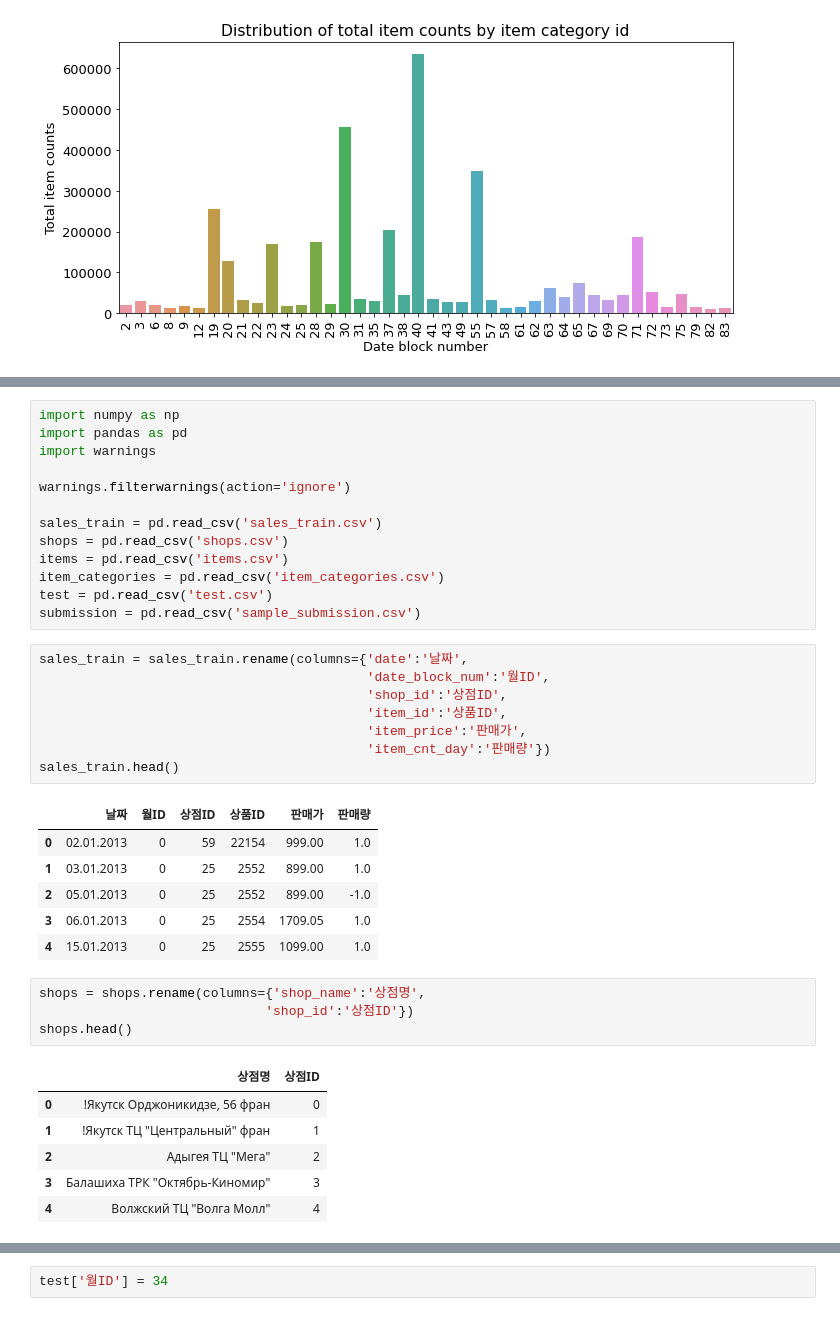
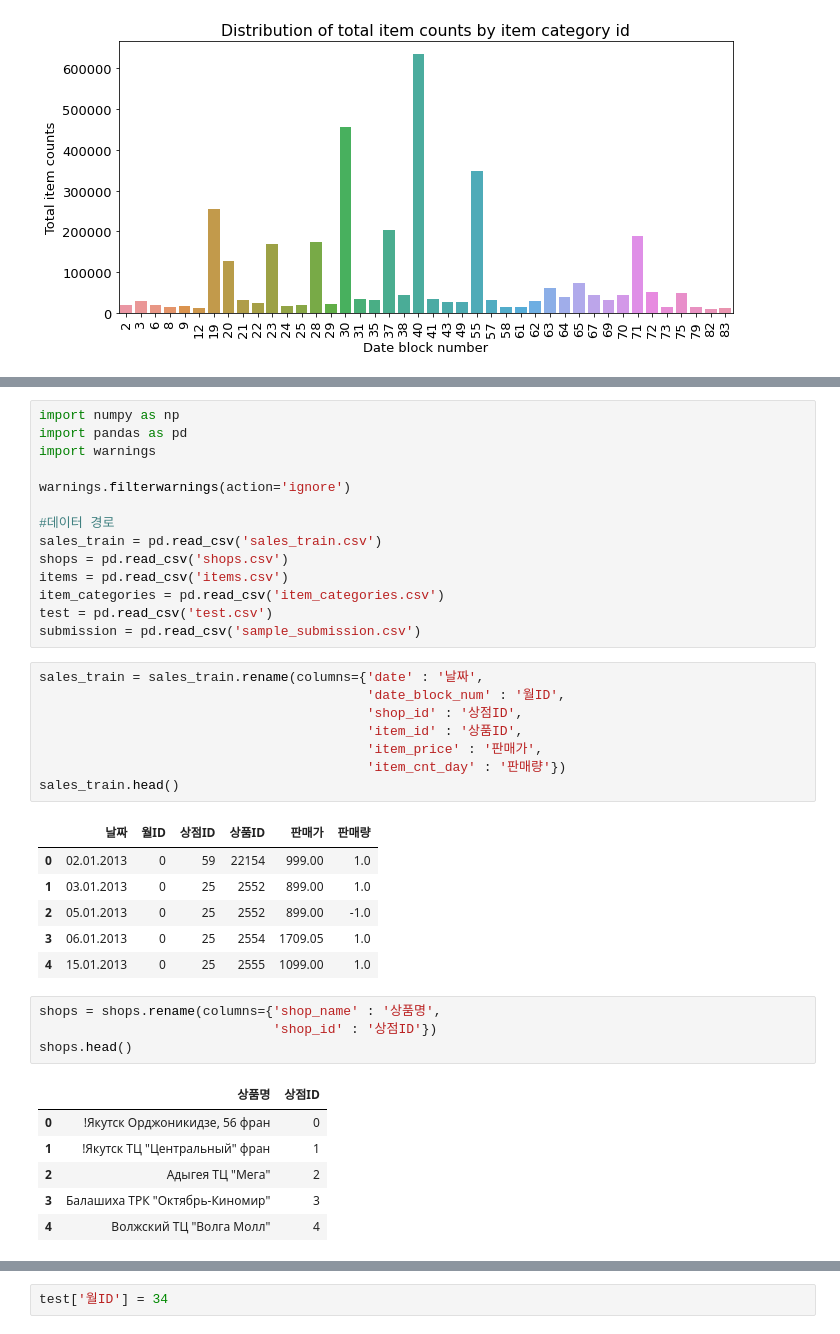
Before and after one commit to choeuneheol/python-practice, a Jupyter notebook: 문제해결(향후판매량예측).ipynb, the cells around one changed output, grey strips where cells are left out. Drawn from its saved outputs; the diff is of its cells as text.

```diff
--- a/문제해결(향후판매량예측).ipynb
+++ b/문제해결(향후판매량예측).ipynb
@@ -231,6 +224,7 @@ import warnings
 
 warnings.filterwarnings(action='ignore')
 
+#데이터 경로
 sales_train = pd.read_csv('sales_train.csv')
 shops = pd.read_csv('shops.csv')
 items = pd.read_csv('items.csv')
@@ -238,12 +232,12 @@ item_categories = pd.read_csv('item_categories.csv')
 test = pd.read_csv('test.csv')
 submission = pd.read_csv('sample_submission.csv')
 # %%
-sales_train = sales_train.rename(columns={'date':'날짜',
-                                          'date_block_num':'월ID',
-                                          'shop_id':'상점ID',
-                                          'item_id':'상품ID',
-                                          'item_price':'판매가',
-                                          'item_cnt_day':'판매량'})
+sales_train = sales_train.rename(columns={'date' : '날짜',
+                                          'date_block_num' : '월ID',
+                                          'shop_id' : '상점ID',
+                                          'item_id' : '상품ID',
+                                          'item_price' : '판매가',
+                                          'item_cnt_day' : '판매량'})
 sales_train.head()
 # %% [output]
 |  | 날짜 | 월ID | 상점ID | 상품ID | 판매가 | 판매량 |
@@ -253,11 +247,11 @@ sales_train.head()
 | 3 | 06.01.2013 | 0 | 25 | 2554 | 1709.05 | 1.0 |
 | 4 | 15.01.2013 | 0 | 25 | 2555 | 1099.00 | 1.0 |
 # %%
-shops = shops.rename(columns={'shop_name':'상점명',
-                             'shop_id':'상점ID'})
+shops = shops.rename(columns={'shop_name' : '상품명',
+                              'shop_id' : '상점ID'})
 shops.head()
 # %% [output]
-|  | 상점명 | 상점ID |
+|  | 상품명 | 상점ID |
 | 0 | !Якутск Орджоникидзе, 56 фран | 0 |
 | 1 | !Якутск ТЦ "Центральный" фран | 1 |
 | 2 | Адыгея ТЦ "Мега" | 2 |
```
Also changed, not shown: parts of 46 cells of this notebook.
